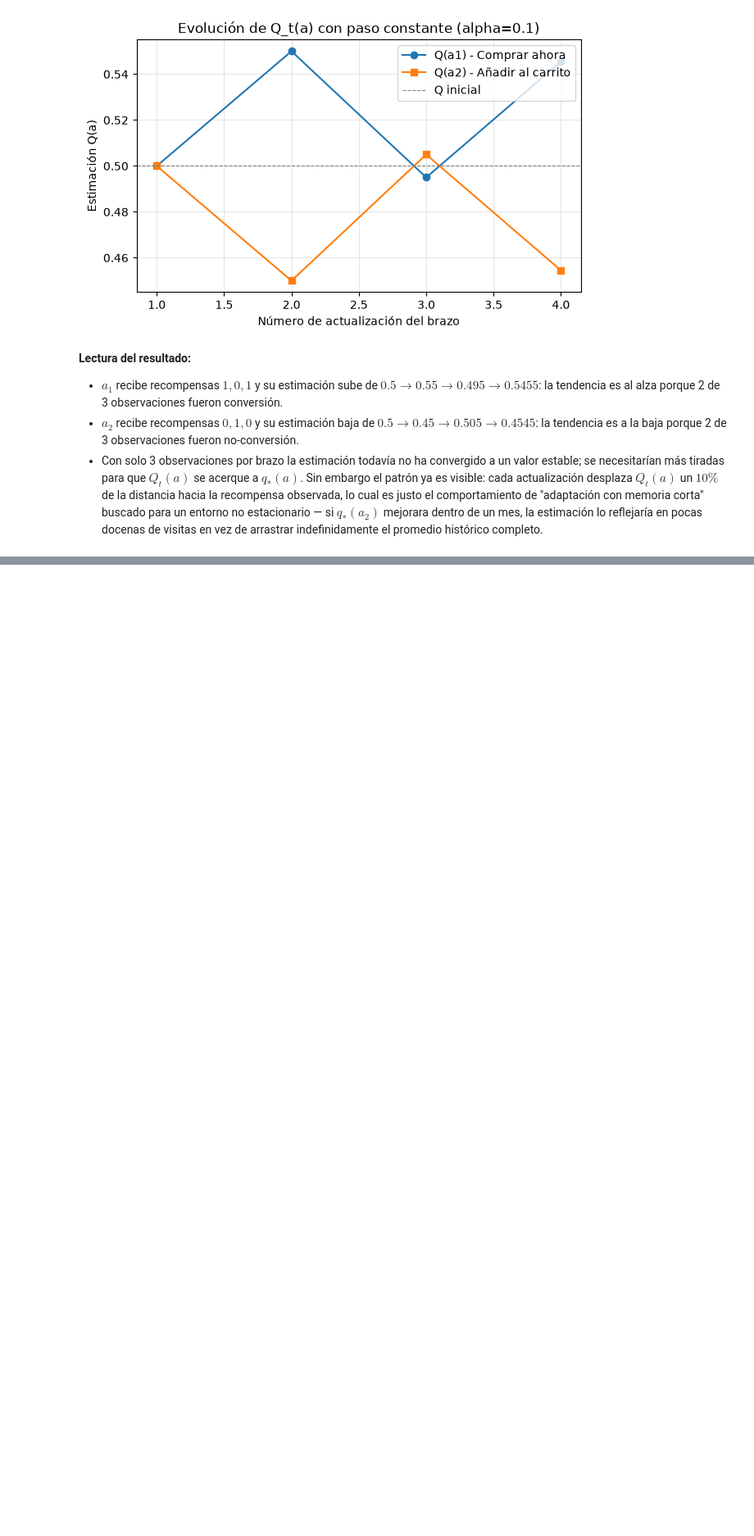
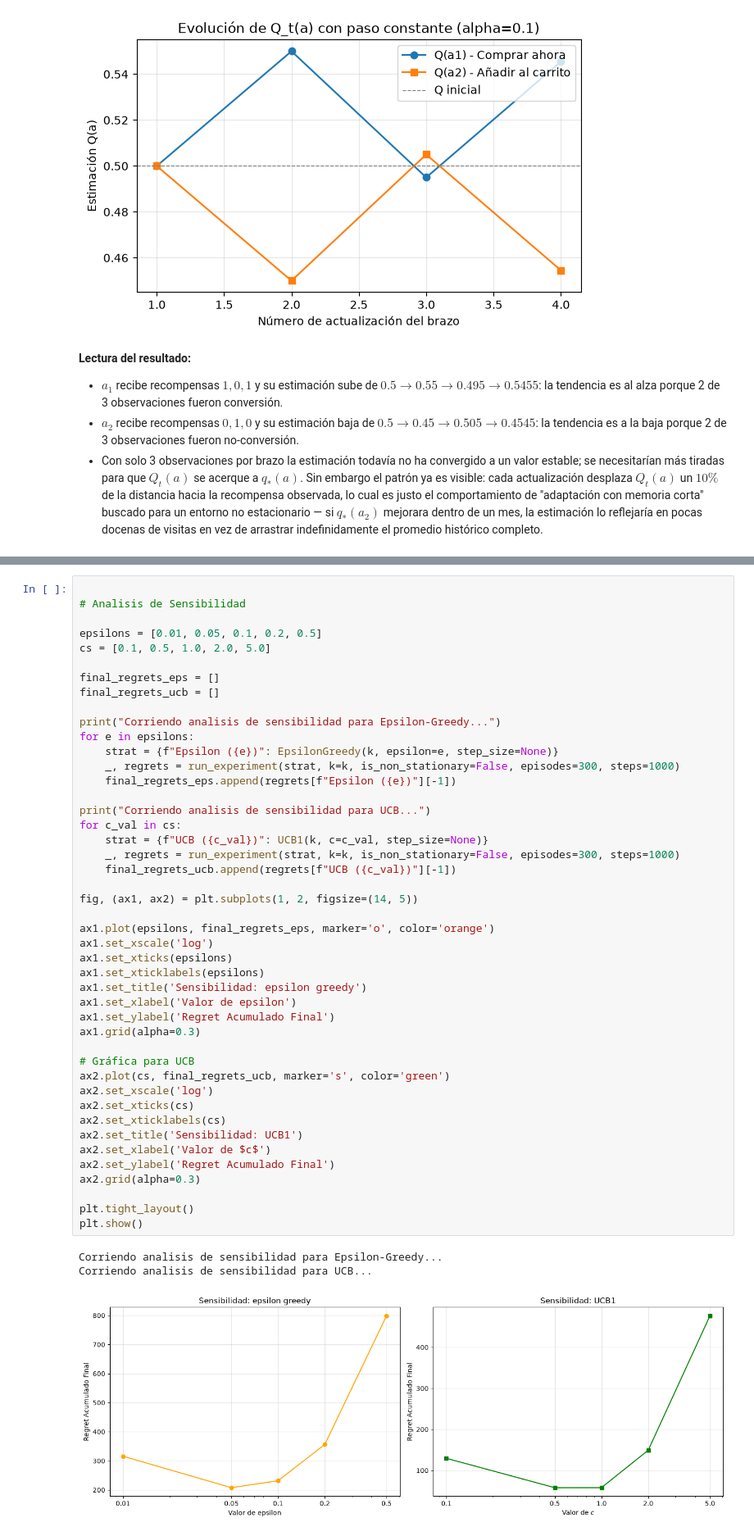
Before and after one commit to Diegoval-Dev/RL-HDT2, a Jupyter notebook: HDT2_KArmedBandit.ipynb, the cells around one changed output, grey strips where cells are left out. Shown at 82% size. Saved outputs shown, nothing was run; the diff lists cells and outputs as text; blank space fills up the shorter version.

```diff
--- a/HDT2_KArmedBandit.ipynb
+++ b/HDT2_KArmedBandit.ipynb
@@ -144,0 +335,49 @@ plt.show()
+# %%
+
+# Analisis de Sensibilidad
+
+epsilons = [0.01, 0.05, 0.1, 0.2, 0.5]
+cs = [0.1, 0.5, 1.0, 2.0, 5.0]
+
+final_regrets_eps = []
+final_regrets_ucb = []
+
+print("Corriendo analisis de sensibilidad para Epsilon-Greedy...")
+for e in epsilons:
+    strat = {f"Epsilon ({e})": EpsilonGreedy(k, epsilon=e, step_size=None)}
+    _, regrets = run_experiment(strat, k=k, is_non_stationary=False, episodes=300, steps=1000)
+    final_regrets_eps.append(regrets[f"Epsilon ({e})"][-1])
+
+print("Corriendo analisis de sensibilidad para UCB...")
+for c_val in cs:
+    strat = {f"UCB ({c_val})": UCB1(k, c=c_val, step_size=None)}
+    _, regrets = run_experiment(strat, k=k, is_non_stationary=False, episodes=300, steps=1000)
+    final_regrets_ucb.append(regrets[f"UCB ({c_val})"][-1])
+
+fig, (ax1, ax2) = plt.subplots(1, 2, figsize=(14, 5))
+
+ax1.plot(epsilons, final_regrets_eps, marker='o', color='orange')
+ax1.set_xscale('log')
+ax1.set_xticks(epsilons)
+ax1.set_xticklabels(epsilons)
+ax1.set_title('Sensibilidad: epsilon greedy')
+ax1.set_xlabel('Valor de epsilon')
+ax1.set_ylabel('Regret Acumulado Final')
+ax1.grid(alpha=0.3)
+
+# Gráfica para UCB
+ax2.plot(cs, final_regrets_ucb, marker='s', color='green')
+ax2.set_xscale('log')
+ax2.set_xticks(cs)
+ax2.set_xticklabels(cs)
+ax2.set_title('Sensibilidad: UCB1')
+ax2.set_xlabel('Valor de $c$')
+ax2.set_ylabel('Regret Acumulado Final')
+ax2.grid(alpha=0.3)
+
+plt.tight_layout()
+plt.show()
+# %% [output]
+Corriendo analisis de sensibilidad para Epsilon-Greedy...
+Corriendo analisis de sensibilidad para UCB...
+[figure, added]
```
Also changed, not shown: parts of 8 cells of this notebook.
